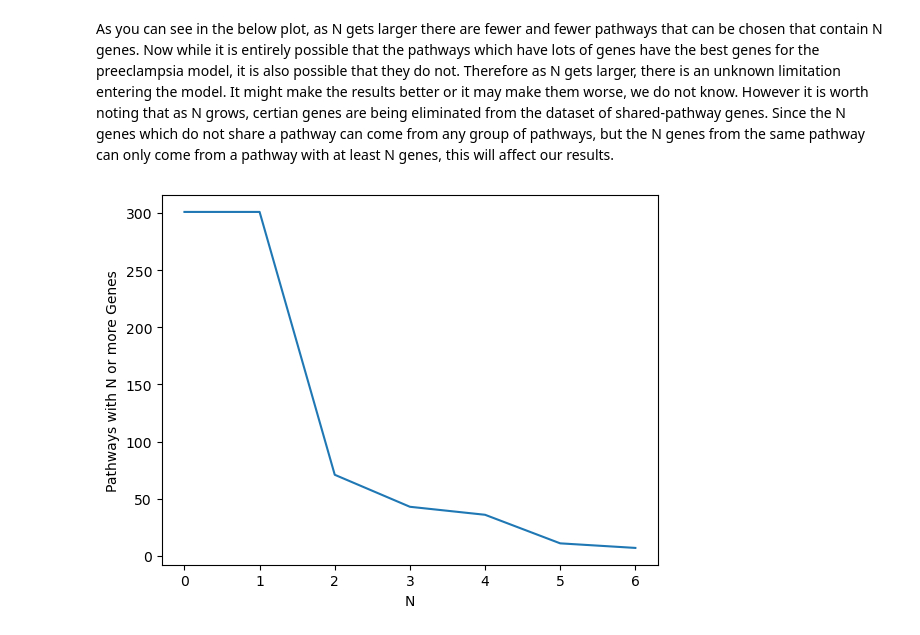
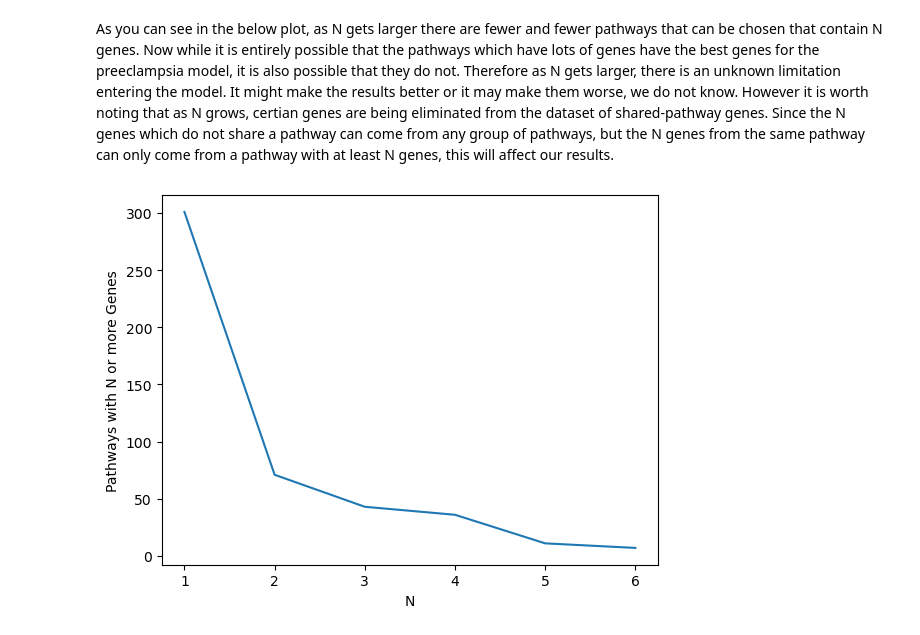
Before and after one commit to SignatureDiagnostics/pathway_analysis, a Jupyter notebook: logistic_regression.ipynb, the cells around one changed output. Drawn from its saved outputs; the diff is of its cells as text; code cells hidden in the pictures.

```diff
--- a/logistic_regression.ipynb
+++ b/logistic_regression.ipynb
@@ -524,10 +524,10 @@ It would appear that when different pathways do better other than when N=5.
 # %% [markdown]
 As you can see in the below plot, as N gets larger there are fewer and fewer pathways that can be chosen that contain N genes. Now while it is entirely possible that the pathways which have lots of genes have the best genes for the preeclampsia model, it is also possible that they do not. Therefore as N gets larger, there is an unknown limitation entering the model. It might make the results better or it may make them worse, we do not know. However it is worth noting that as N grows, certian genes are being eliminated from the dataset of shared-pathway genes. Since the N genes which do not share a pathway can come from any group of pathways, but the N genes from the same pathway can only come from a pathway with at least N genes, this will affect our results.
 # %%
-x = list(range(7))
+x = list(range(1, 7))
 plt.plot(x, [len([pathway for pathway, genes in pathways_to_genes.items() if len(genes)>=n]) for n in x] )
 plt.ylabel("Pathways with N or more Genes")
 plt.xlabel("N")
 plt.show()
 # %% [output]
-[figure, old version]
+[figure, new version]
```
